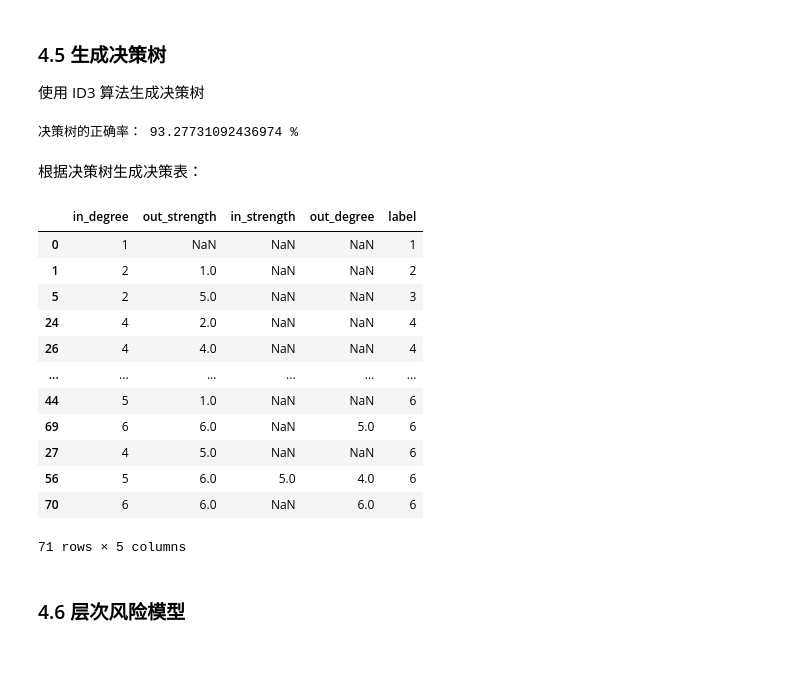
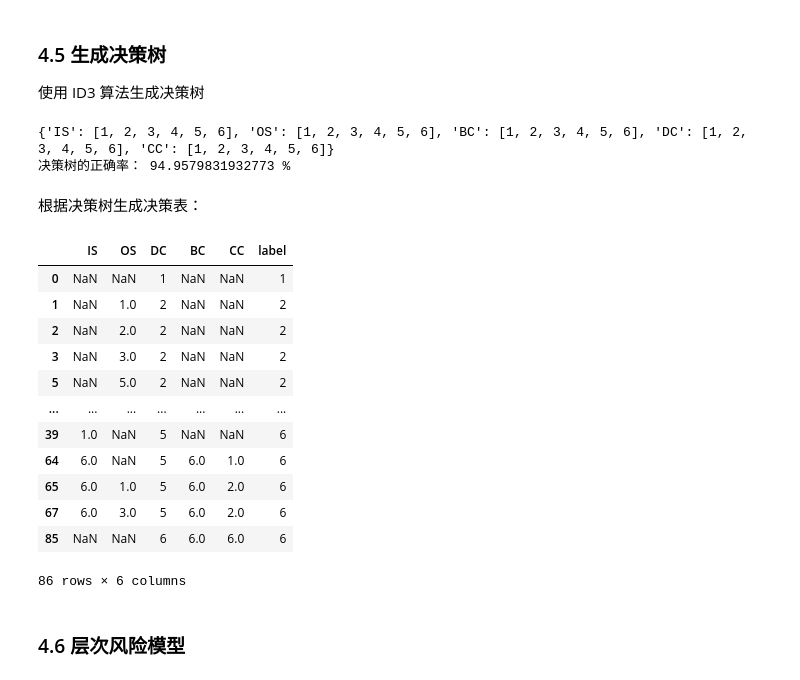
Before and after one commit to iLnezoH/cooper-trade, a Jupyter notebook: main.ipynb, the cells around one changed output. Cells and saved outputs as stored; diff of their text form; code cells hidden in the pictures.

```diff
--- a/main.ipynb
+++ b/main.ipynb
@@ -223,29 +228,30 @@ show_nodes_attribute(nodes)
 
 使用 ID3 算法生成决策树
 # %%
-decision_tree = generate_Decision_Tree(nodes)
+decision_tree = generate_Decision_Tree(nodes, attributes)
 show_dt_accuracy(nodes, decision_tree)
 # %% [output]
-决策树的正确率： 93.27731092436974 %
+{'IS': [1, 2, 3, 4, 5, 6], 'OS': [1, 2, 3, 4, 5, 6], 'BC': [1, 2, 3, 4, 5, 6], 'DC': [1, 2, 3, 4, 5, 6], 'CC': [1, 2, 3, 4, 5, 6]}
+决策树的正确率： 94.9579831932773 %
 # %% [markdown]
 根据决策树生成决策表：
 # %%
 decision_list = ID3.generateList(decision_tree)
-pd.DataFrame(decision_list)[['in_degree', 'out_strength', 'in_strength', 'out_degree', 'label']].sort_values('label')
+pd.DataFrame(decision_list)[attribute_names + ['label']].sort_values('label')
 # %% [output]
-|  | in_degree | out_strength | in_strength | out_degree | label |
-| 0 | 1 | NaN | NaN | NaN | 1 |
-| 1 | 2 | 1.0 | NaN | NaN | 2 |
-| 5 | 2 | 5.0 | NaN | NaN | 3 |
-| 24 | 4 | 2.0 | NaN | NaN | 4 |
-| 26 | 4 | 4.0 | NaN | NaN | 4 |
-| ... | ... | ... | ... | ... | ... |
-| 44 | 5 | 1.0 | NaN | NaN | 6 |
-| 69 | 6 | 6.0 | NaN | 5.0 | 6 |
-| 27 | 4 | 5.0 | NaN | NaN | 6 |
-| 56 | 5 | 6.0 | 5.0 | 4.0 | 6 |
-| 70 | 6 | 6.0 | NaN | 6.0 | 6 |
+|  | IS | OS | DC | BC | CC | label |
+| 0 | NaN | NaN | 1 | NaN | NaN | 1 |
+| 1 | NaN | 1.0 | 2 | NaN | NaN | 2 |
+| 2 | NaN | 2.0 | 2 | NaN | NaN | 2 |
+| 3 | NaN | 3.0 | 2 | NaN | NaN | 2 |
+| 5 | NaN | 5.0 | 2 | NaN | NaN | 2 |
+| ... | ... | ... | ... | ... | ... | ... |
+| 39 | 1.0 | NaN | 5 | NaN | NaN | 6 |
+| 64 | 6.0 | NaN | 5 | 6.0 | 1.0 | 6 |
+| 65 | 6.0 | 1.0 | 5 | 6.0 | 2.0 | 6 |
+| 67 | 6.0 | 3.0 | 5 | 6.0 | 2.0 | 6 |
+| 85 | NaN | NaN | 6 | 6.0 | 6.0 | 6 |
-71 rows × 5 columns
+86 rows × 6 columns
 # %% [markdown]
 ### 4.6 层次风险模型
 # %% [markdown]
```
Also changed, not shown: parts of 8 cells of this notebook, 2 other files.
